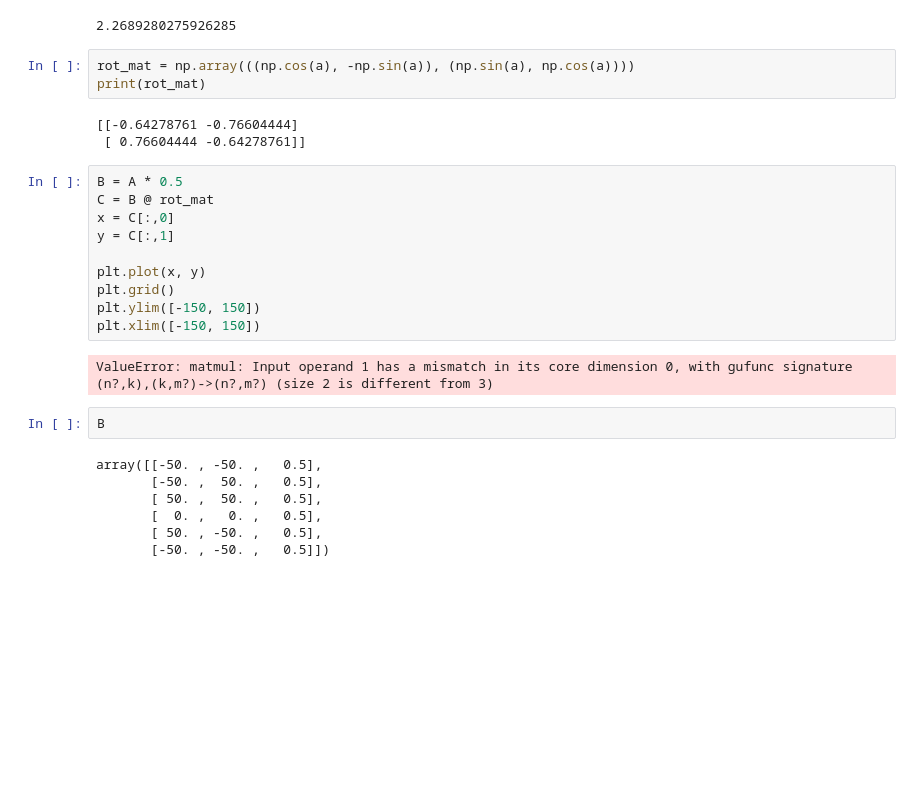
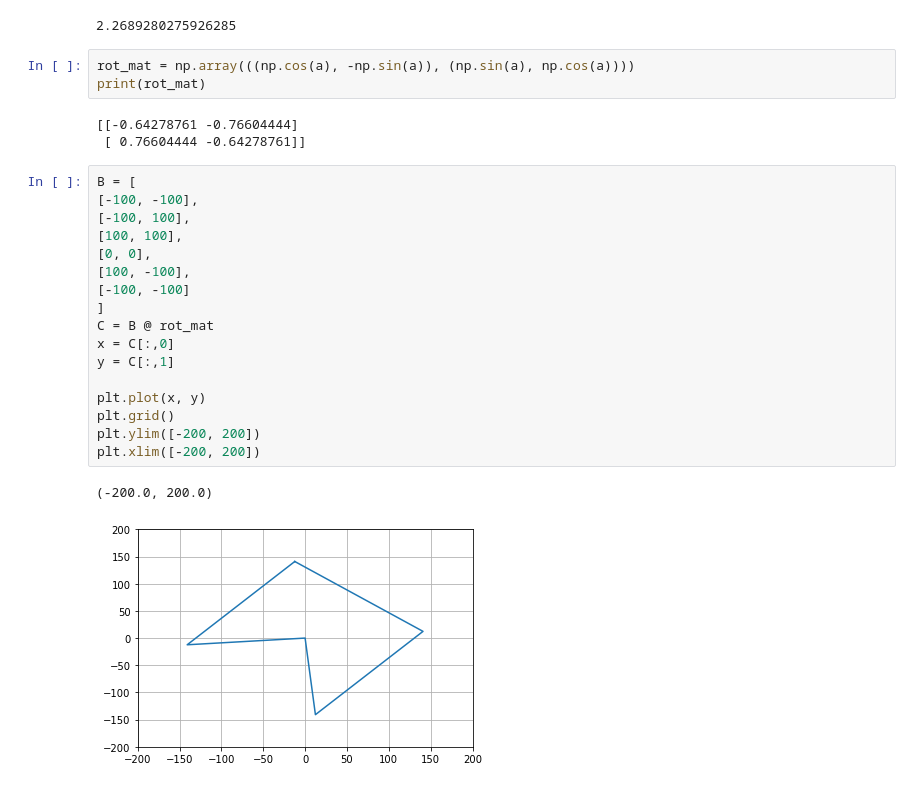
Before and after one commit to AMoty/AM_DS_Netology, a Jupyter notebook: math/HW2.ipynb, the cells around one changed output. Drawn from its saved outputs; the diff is of its cells as text; blank space fills up the shorter version.

```diff
--- a/math/HW2.ipynb
+++ b/math/HW2.ipynb
@@ -94,30 +94,29 @@ a = np.radians(130)
 print(a)
 # %% [output]
 2.2689280275926285
-# %%
-rot_mat = np.array(((np.cos(a), -np.sin(a)), (np.sin(a), np.cos(a))))
-print(rot_mat)
-# %% [output]
-[[-0.64278761 -0.76604444]
- [ 0.76604444 -0.64278761]]
-# %%
-B = A * 0.5
-C = B @ rot_mat
-x = C[:,0]
-y = C[:,1]
-
-plt.plot(x, y)
-plt.grid()
-plt.ylim([-150, 150])
-plt.xlim([-150, 150])
-# %% [output]
-ValueError: matmul: Input operand 1 has a mismatch in its core dimension 0, with gufunc signature (n?,k),(k,m?)->(n?,m?) (size 2 is different from 3)
-# %%
-B
-# %% [output]
-array([[-50. , -50. ,   0.5],
-       [-50. ,  50. ,   0.5],
-       [ 50. ,  50. ,   0.5],
-       [  0. ,   0. ,   0.5],
-       [ 50. , -50. ,   0.5],
-       [-50. , -50. ,   0.5]])
+# %%
+rot_mat = np.array(((np.cos(a), -np.sin(a)), (np.sin(a), np.cos(a))))
+print(rot_mat)
+# %% [output]
+[[-0.64278761 -0.76604444]
+ [ 0.76604444 -0.64278761]]
+# %%
+B = [
+[-100, -100],
+[-100, 100],
+[100, 100],
+[0, 0],
+[100, -100],
+[-100, -100]
+]
+C = B @ rot_mat
+x = C[:,0]
+y = C[:,1]
+
+plt.plot(x, y)
+plt.grid()
+plt.ylim([-200, 200])
+plt.xlim([-200, 200])
+# %% [output]
+(-200.0, 200.0)
+[figure, added]
```
Also changed, not shown: parts of 4 cells of this notebook.
